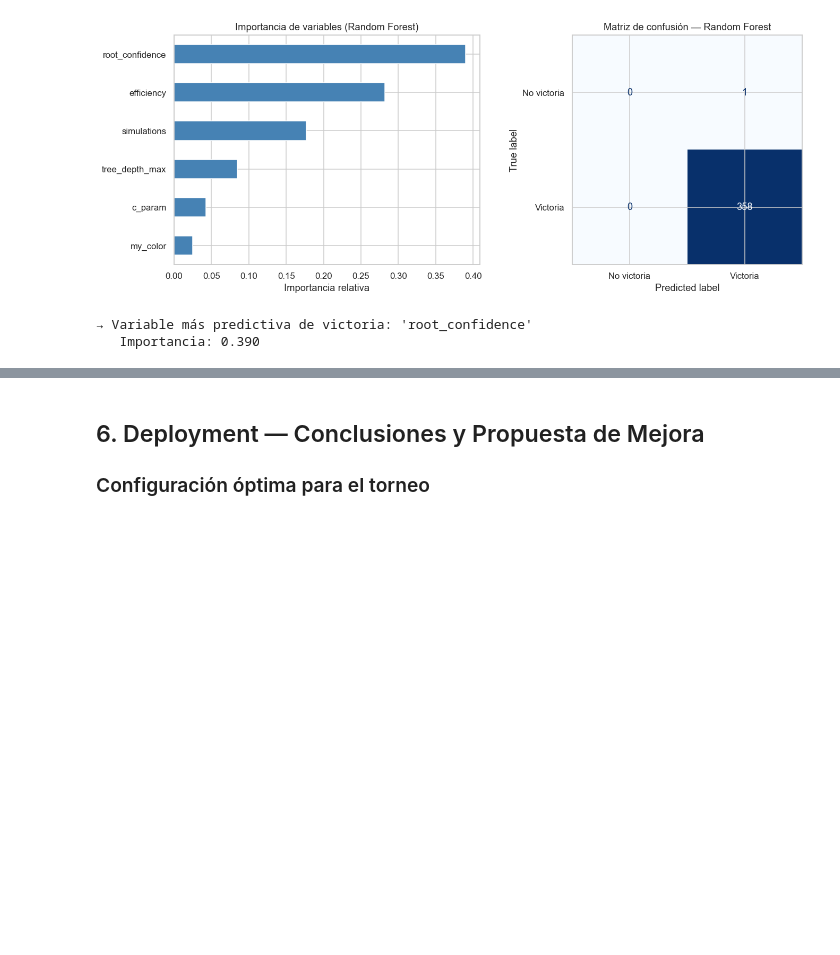
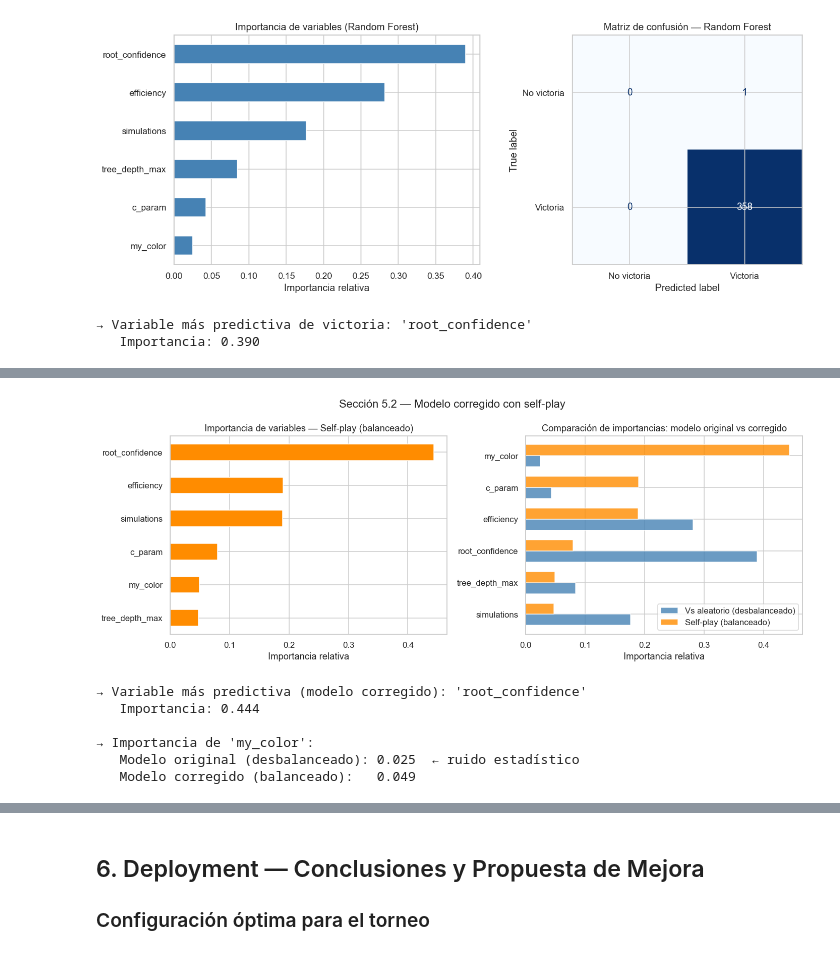
Before and after one commit to PaBoad03/PROYECTO_IA_HENAO_BOADA, a Jupyter notebook: tournament/tournament/entrega.ipynb, the cells around one changed output, grey strips where cells are left out. Cells and saved outputs as stored; diff of their text form; code cells hidden in the pictures; blank space fills up the shorter version.

Commit message:
Actualización notebook
balance del dataset

Co-Authored-By: Copilot <198982749+Copilot@users.noreply.github.com>

```diff
--- a/tournament/tournament/entrega.ipynb
+++ b/tournament/tournament/entrega.ipynb
@@ -699,0 +798,20 @@ print(f"   Importancia: {importances[top_feature]:.3f}")
+# %%
+# Entrenar Random Forest con datos de self-play
+FEATURES_SP = ['simulations', 'tree_depth_max', 'root_confidence',
+               'efficiency', 'c_param', 'my_color']
+
+df_selfplay['target'] = (df_selfplay['game_result'] == 'win').astype(int)
+
+X_sp = df_selfplay[FEATURES_SP].fillna(0)
+y_sp = df_selfplay['target']
+
+X_train_sp, X_test_sp, y_train_sp, y_test_sp = train_test_split(
+    X_sp, y_sp, test_size=0.2, random_state=42, stratify=y_sp
+)
+
+rf_sp = RandomForestClassifier(n_estimators=100, random_state=42)
+rf_sp.fit(X_train_sp, y_train_sp)
+y_pred_sp = rf_sp.predict(X_test_sp)
+
+print("=== Random Forest — Self-play (dataset balanceado) ===")
+print(classification_report(y_test_sp, y_pred_sp, target_names=['No victoria', 'Victoria']))
@@ -699,0 +828,50 @@ print(f"   Importancia: {importances[top_feature]:.3f}")
+# %%
+fig, axes = plt.subplots(1, 2, figsize=(13, 5))
+
+# Importancia de features — self-play
+imp_sp = pd.Series(rf_sp.feature_importances_, index=FEATURES_SP).sort_values(ascending=True)
+imp_sp.plot(kind='barh', ax=axes[0], color='darkorange')
+axes[0].set_title('Importancia de variables — Self-play (balanceado)')
+axes[0].set_xlabel('Importancia relativa')
+
+# Comparación de importancias: modelo original vs self-play
+imp_original = pd.Series(rf.feature_importances_, index=FEATURES).reindex(FEATURES_SP).fillna(0)
+x_pos  = range(len(FEATURES_SP))
+width  = 0.35
+axes[1].barh([i - width/2 for i in x_pos], imp_original.values,
+             width, label='Vs aleatorio (desbalanceado)', color='steelblue', alpha=0.8)
+axes[1].barh([i + width/2 for i in x_pos], imp_sp.values,
+             width, label='Self-play (balanceado)', color='darkorange', alpha=0.8)
+axes[1].set_yticks(list(x_pos))
+axes[1].set_yticklabels(FEATURES_SP)
+axes[1].set_xlabel('Importancia relativa')
+axes[1].set_title('Comparación de importancias: modelo original vs corregido')
+axes[1].legend()
+
+plt.suptitle('Sección 5.2 — Modelo corregido con self-play')
+plt.tight_layout()
+plt.savefig('fig_exp5_selfplay_model.png', bbox_inches='tight')
+plt.show()
+
+top_sp = imp_sp.idxmax()
+print(f"\n→ Variable más predictiva (modelo corregido): '{top_sp}'")
+print(f"   Importancia: {imp_sp[top_sp]:.3f}")
+print()
+
+# Conclusión sobre el color
+color_imp_original = imp_original.get('my_color', 0)
+color_imp_sp       = imp_sp.get('my_color', 0)
+print(f"→ Importancia de 'my_color':")
+print(f"   Modelo original (desbalanceado): {color_imp_original:.3f}  ← ruido estadístico")
+print(f"   Modelo corregido (balanceado):   {color_imp_sp:.3f}")
+if color_imp_sp < color_imp_original:
+    print("   ✓ Confirmado: la importancia del color cae con datos balanceados.")
+    print("     El color no tiene relevancia estratégica real en MCTS simétrico.")
+# %% [output]
+[figure, added]
+→ Variable más predictiva (modelo corregido): 'root_confidence'
+   Importancia: 0.444
+
+→ Importancia de 'my_color':
+   Modelo original (desbalanceado): 0.025  ← ruido estadístico
+   Modelo corregido (balanceado):   0.049
```
Also changed, not shown: parts of 6 cells of this notebook, 1 other file.
